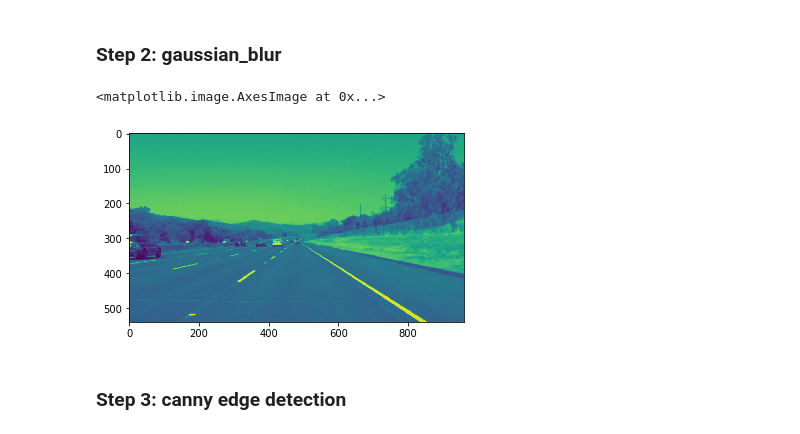
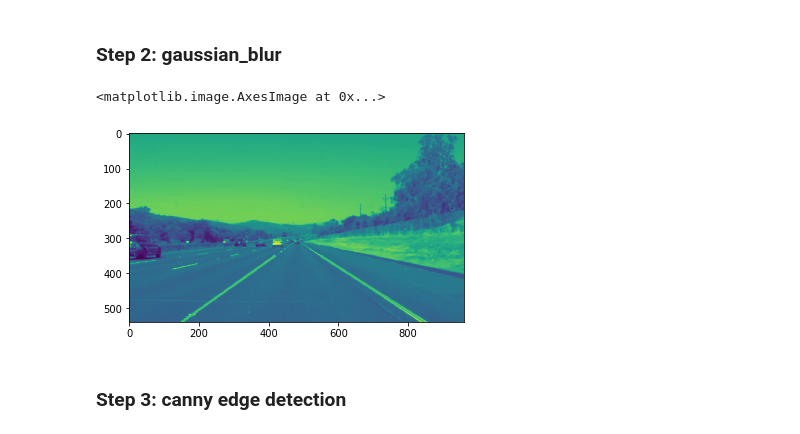
Before and after one commit to krishnakumarselvam/SDCND1-basic-lane-lines, a Jupyter notebook: Final submission.ipynb, the cells around one changed output. Cells and saved outputs as stored; diff of their text form; code cells hidden in the pictures.

```diff
--- a/Final submission.ipynb
+++ b/Final submission.ipynb
@@ -31,10 +111,9 @@ plt.imshow(grayscale_img)
 # %% [markdown]
 ### Step 2: gaussian_blur
-# %%
-blur_gray = gaussian_blur(img=grayscale_img, kernel_size=5)
-plt.imshow(grayscale_img)
-# %% [output]
-<matplotlib.image.AxesImage at 0x...>
-[figure, removed]
+# %%
+plt.imshow(guess_lines(image, return_value='blur_gray'))
+# %% [output]
+<matplotlib.image.AxesImage at 0x...>
+[figure, added]
 # %% [markdown]
 ### Step 3: canny edge detection
```
Also changed, not shown: parts of 32 cells of this notebook.
